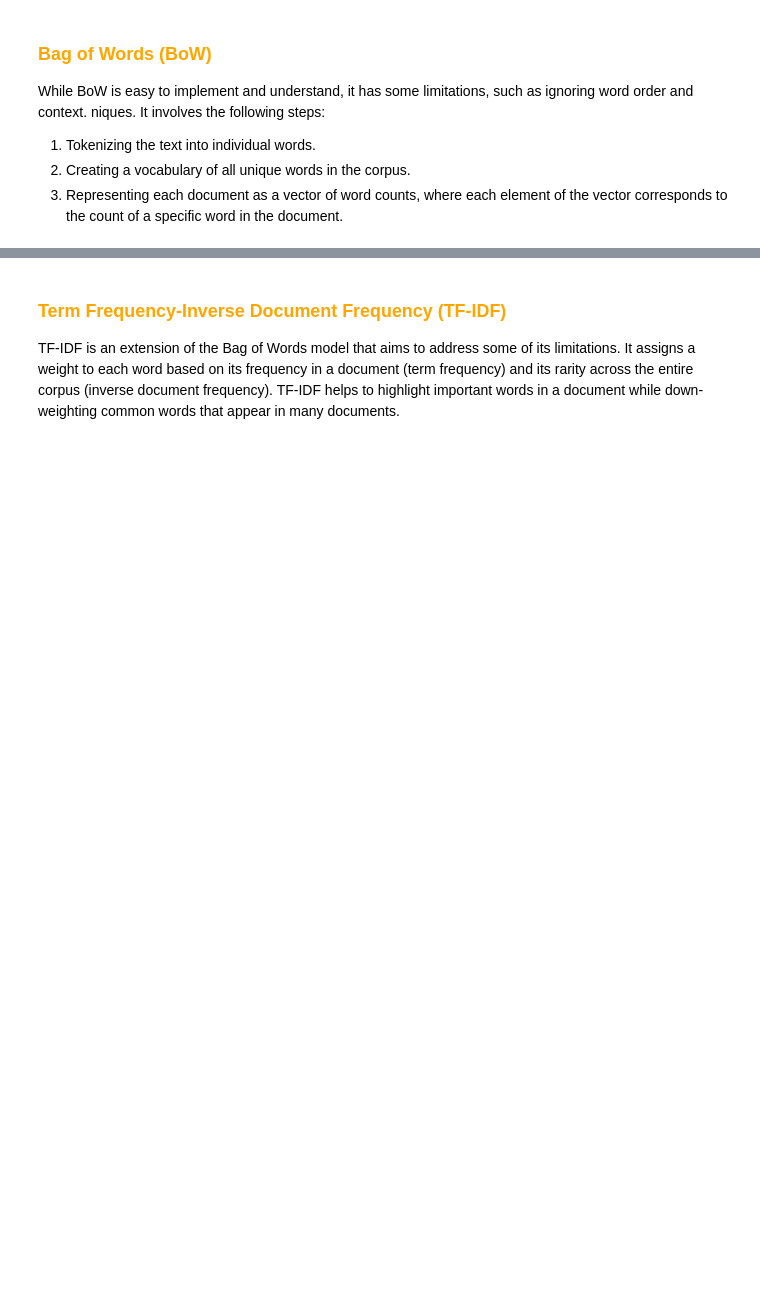
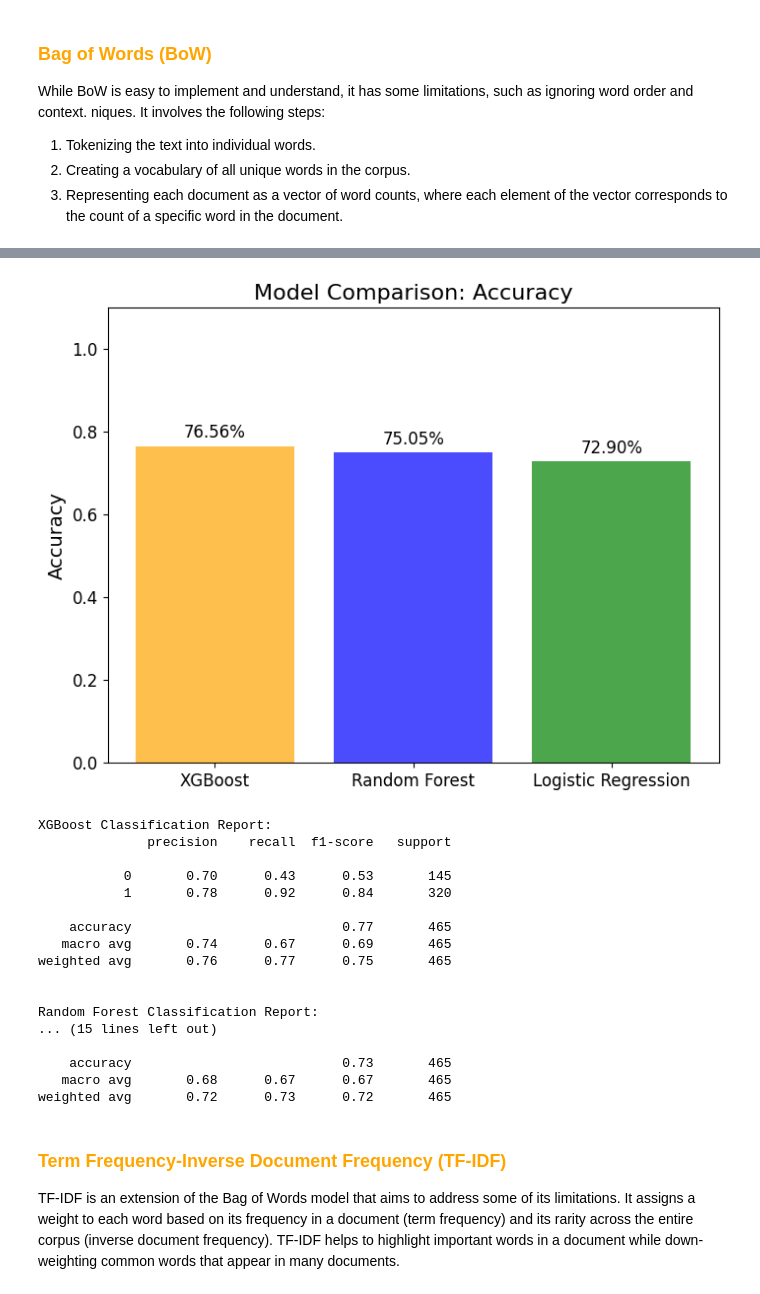
Before and after one commit to 0Taan0/AiiA_Assignment, a Jupyter notebook: Representation Techniques.ipynb, the cells around one changed output, grey strips where cells are left out. Drawn from its saved outputs; the diff is of its cells as text; code cells hidden in the pictures; blank space fills up the shorter version.

```diff
--- a/Representation Techniques.ipynb
+++ b/Representation Techniques.ipynb
@@ -30,0 +46,5 @@ load_and_process_datasets(dataset_files)
+# %%
+# Read xsl file
+df = pd.read_excel('df_complete_cleansing.xlsx')
+df.head()
+df.isna().sum()
@@ -37,0 +237,4 @@ niques. It involves the following steps:
+# %%
+
+# Convert sparse matrix to dense matrix for easier handling
+X_dense = X_vectorized.toarray()
@@ -37,0 +306,11 @@ niques. It involves the following steps:
+# %%
+# Step 8: Logistic Regression Model
+logreg_model = LogisticRegression(max_iter=1000, random_state=42)
+logreg_model.fit(X_train, y_train)
+
+# Predictions and Evaluation for Logistic Regression
+y_pred_logreg = logreg_model.predict(X_test)
+accuracy_logreg = accuracy_score(y_test, y_pred_logreg)
+print(f"Logistic Regression Accuracy: {accuracy_logreg * 100:.2f}%")
+print("\nLogistic Regression Classification Report:")
+print(classification_report(y_test, y_pred_logreg))
@@ -38,3 +329,50 @@ niques. It involves the following steps:
+# %%
+import matplotlib.pyplot as plt
+
+# Collect model names and accuracies
+models = ['XGBoost', 'Random Forest', 'Logistic Regression']
+accuracies = [accuracy, accuracy_rf, accuracy_logreg]
+
+# Display a bar plot for accuracy comparison
+plt.figure(figsize=(8, 6))
+plt.bar(models, accuracies, color=['orange', 'blue', 'green'], alpha=0.7)
+plt.title('Model Comparison: Accuracy', fontsize=16)
+plt.ylabel('Accuracy', fontsize=14)
+plt.ylim(0, 1.1)
+plt.xticks(fontsize=12)
+plt.yticks(fontsize=12)
+for i, acc in enumerate(accuracies):
+    plt.text(i, acc + 0.02, f"{acc*100:.2f}%", ha='center', fontsize=12)
+plt.show()
+
+# Print detailed classification reports
+print("\nXGBoost Classification Report:")
+print(classification_report(y_test, y_pred))
+
+print("\nRandom Forest Classification Report:")
+print(classification_report(y_test, y_pred_rf))
+
+print("\nLogistic Regression Classification Report:")
+print(classification_report(y_test, y_pred_logreg))
+# %% [output]
+[figure, added]
+XGBoost Classification Report:
+              precision    recall  f1-score   support
+
+           0       0.70      0.43      0.53       145
+           1       0.78      0.92      0.84       320
+
+    accuracy                           0.77       465
+   macro avg       0.74      0.67      0.69       465
+weighted avg       0.76      0.77      0.75       465
+
+
+Random Forest Classification Report:
+... (15 lines left out)
+
+    accuracy                           0.73       465
+   macro avg       0.68      0.67      0.67       465
+weighted avg       0.72      0.73      0.72       465
 # %% [markdown]
 ### **<span style="color: orange;">Term Frequency-Inverse Document Frequency (TF-IDF)</span>**
 TF-IDF is an extension of the Bag of Words model that aims to address some of its limitations. It assigns a weight to each word based on its frequency in a document (term frequency) and its rarity across the entire corpus (inverse document frequency). TF-IDF helps to highlight important words in a document while down-weighting common words that appear in many documents.
```
Also changed, not shown: parts of 69 cells of this notebook.
